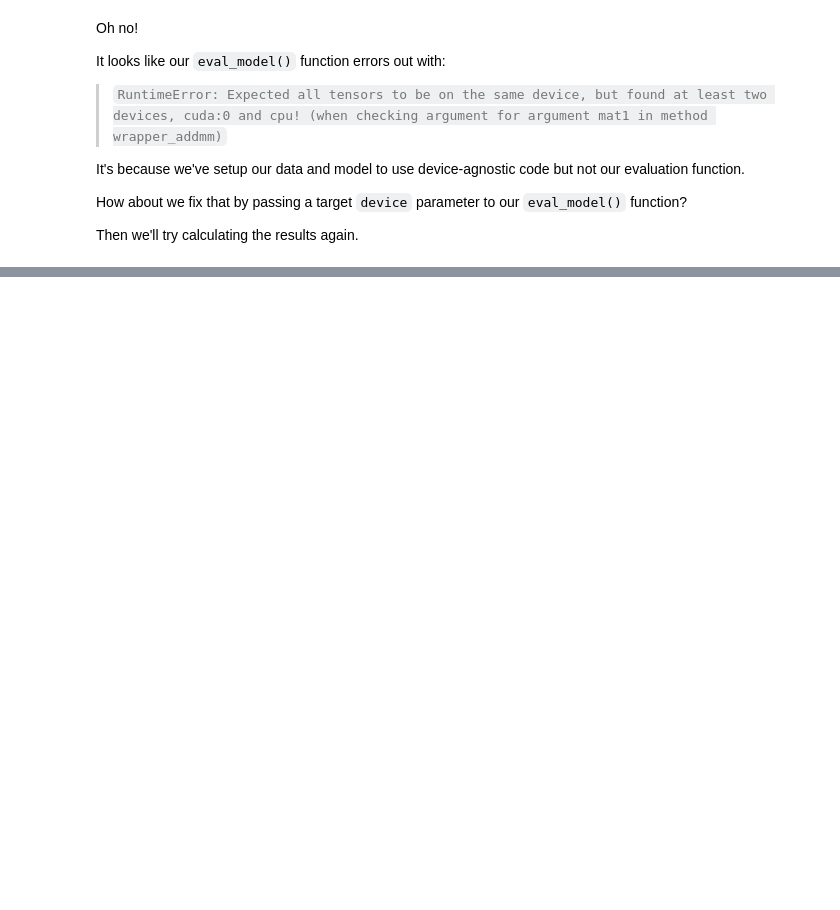
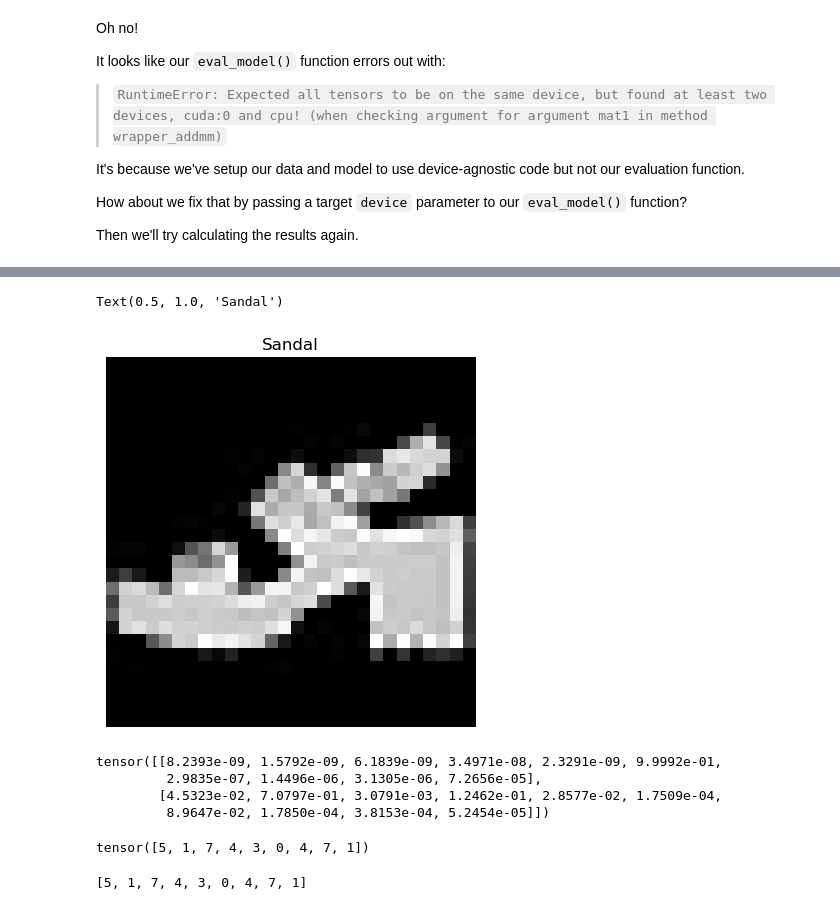
Before and after one commit to stanleyedward/pytorching, a Jupyter notebook: 4_pytorch_cv/copy.ipynb, the cells around one changed output, grey strips where cells are left out. Saved outputs shown, nothing was run; the diff lists cells and outputs as text; code cells hidden in the pictures; blank space fills up the shorter version.

```diff
--- a/4_pytorch_cv/copy.ipynb
+++ b/4_pytorch_cv/copy.ipynb
@@ -1055,0 +1250,29 @@ class FashionMNISTModelV2(nn.Module):
+# %%
+plt.imshow(test_samples[0].squeeze(), cmap='gray')
+plt.axis(False)
+plt.title(class_names[test_labels[0]])
+# %% [output]
+Text(0.5, 1.0, 'Sandal')
+[figure, added]
+# %%
+#make preds
+pred_probs = make_predictions(model=model_2,
+                              data=test_samples)
+
+#view first two preds probabilities
+pred_probs[:2]
+# %% [output]
+tensor([[8.2393e-09, 1.5792e-09, 6.1839e-09, 3.4971e-08, 2.3291e-09, 9.9992e-01,
+         2.9835e-07, 1.4496e-06, 3.1305e-06, 7.2656e-05],
+        [4.5323e-02, 7.0797e-01, 3.0791e-03, 1.2462e-01, 2.8577e-02, 1.7509e-04,
+         8.9647e-02, 1.7850e-04, 3.8153e-04, 5.2454e-05]])
+# %%
+#convert pred prob into labels
+pred_classes = pred_probs.argmax(dim=1)
+pred_classes
+# %% [output]
+tensor([5, 1, 7, 4, 3, 0, 4, 7, 1])
+# %%
+test_labels
+# %% [output]
+[5, 1, 7, 4, 3, 0, 4, 7, 1]
```
Also changed, not shown: parts of 60 cells of this notebook.
